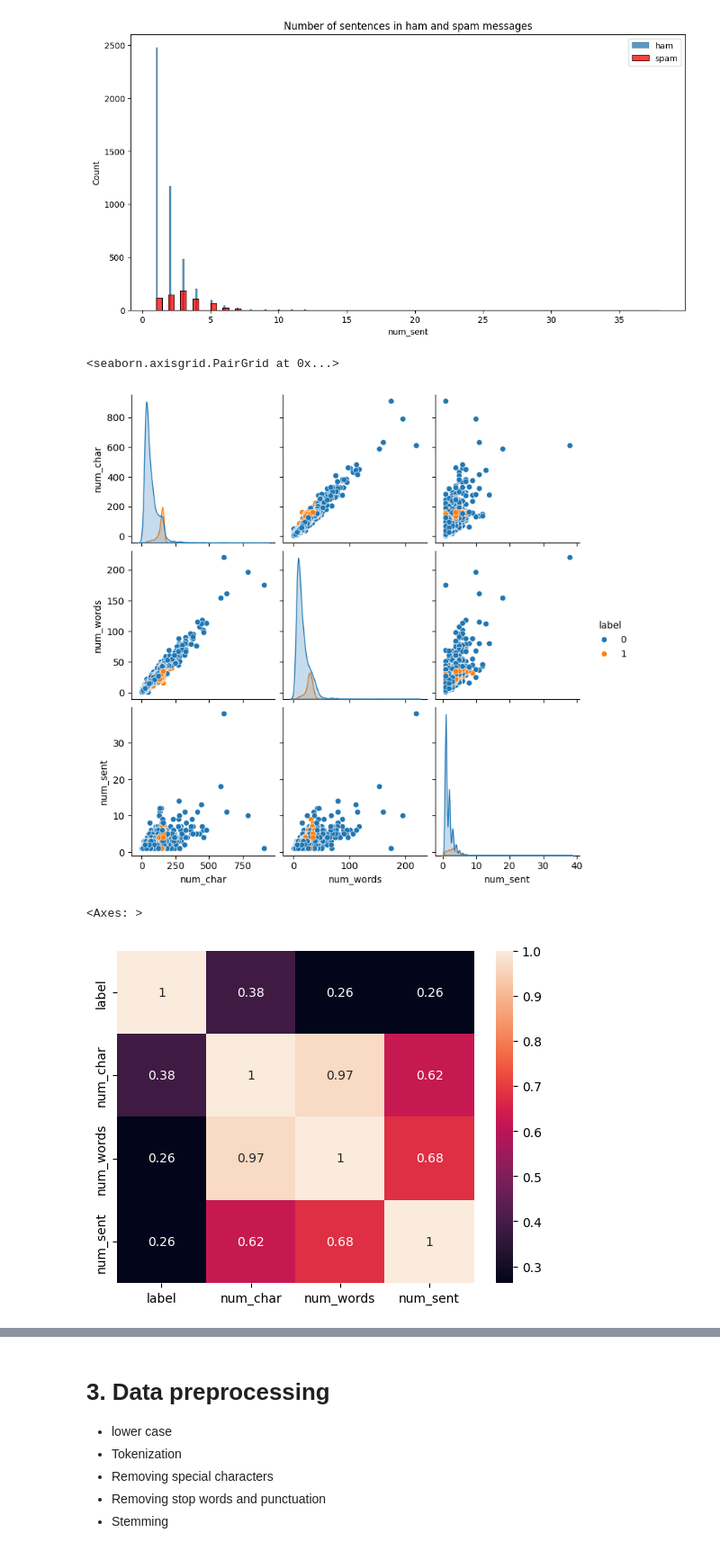
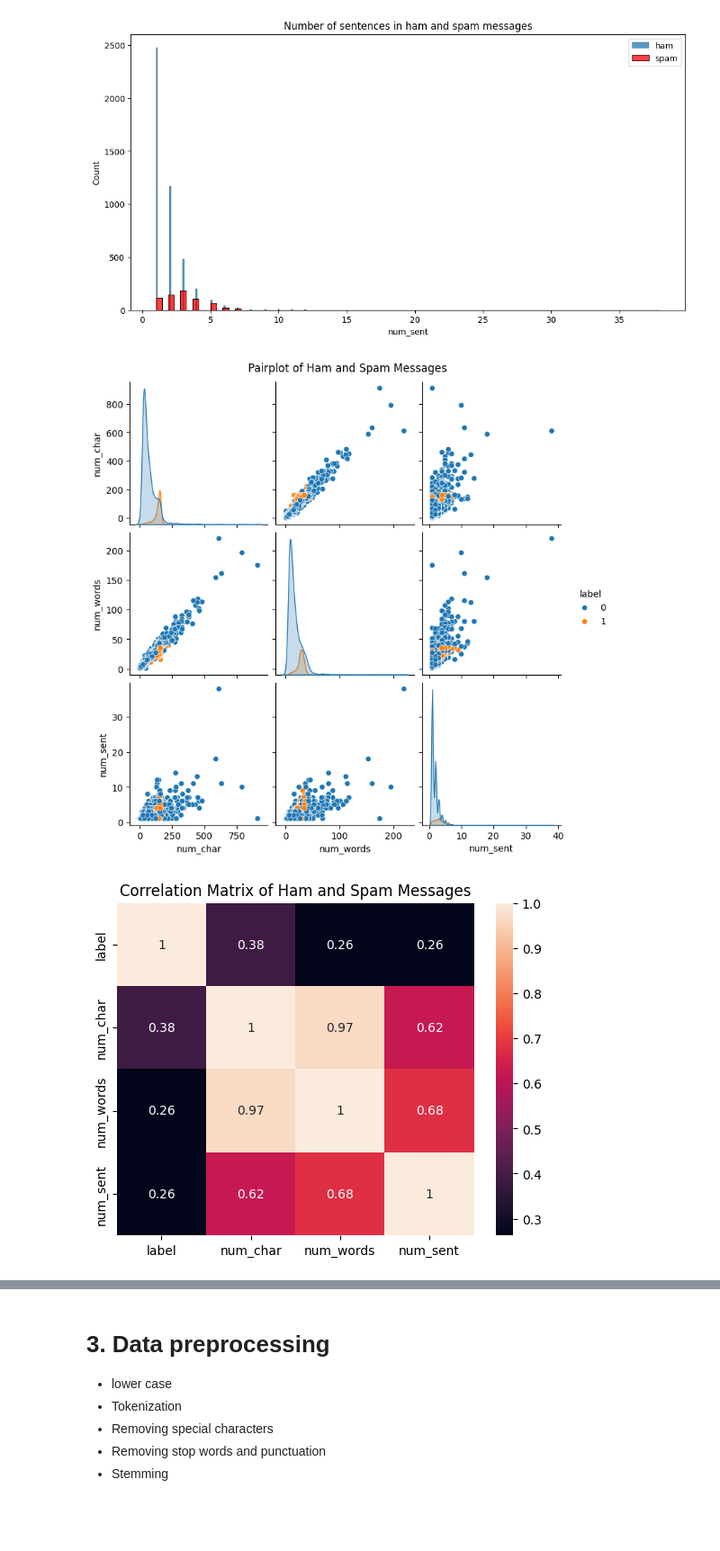
Before and after one commit to Redowan-Tanvir-Shifat/Email-SMS-Spam-Classifier, a Jupyter notebook: spam_classifier.ipynb, the cells around one changed output, grey strips where cells are left out. Shown at 90% size. Saved outputs shown, nothing was run; the diff lists cells and outputs as text; code cells hidden in the pictures; blank space fills up the shorter version.

```diff
--- a/spam_classifier.ipynb
+++ b/spam_classifier.ipynb
@@ -222,14 +223,16 @@ plt.show()
 # %%
 # visualize the relationship between number of characters, words, and sentences
 sns.pairplot(df, hue='label')
+plt.suptitle('Pairplot of Ham and Spam Messages', y=1.02)
+plt.show()
 # %% [output]
-<seaborn.axisgrid.PairGrid at 0x...>
-[figure, old version]
+[figure, new version]
 # %%
 # Compute correlation matrix excluding the 'text' column
 df_corr = df.drop(columns=['text']).corr()
 sns.heatmap(df_corr, annot= True)
+plt.title('Correlation Matrix of Ham and Spam Messages')
+plt.show()
 # %% [output]
-<Axes: >
-[figure, old version]
+[figure, new version]
 # %% [markdown]
```
Also changed, not shown: parts of 2 cells of this notebook.
